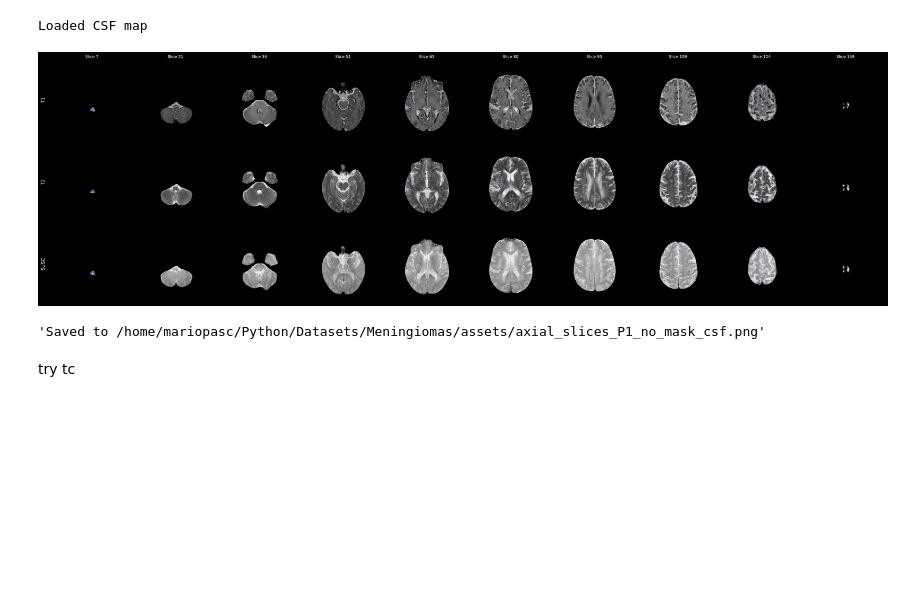
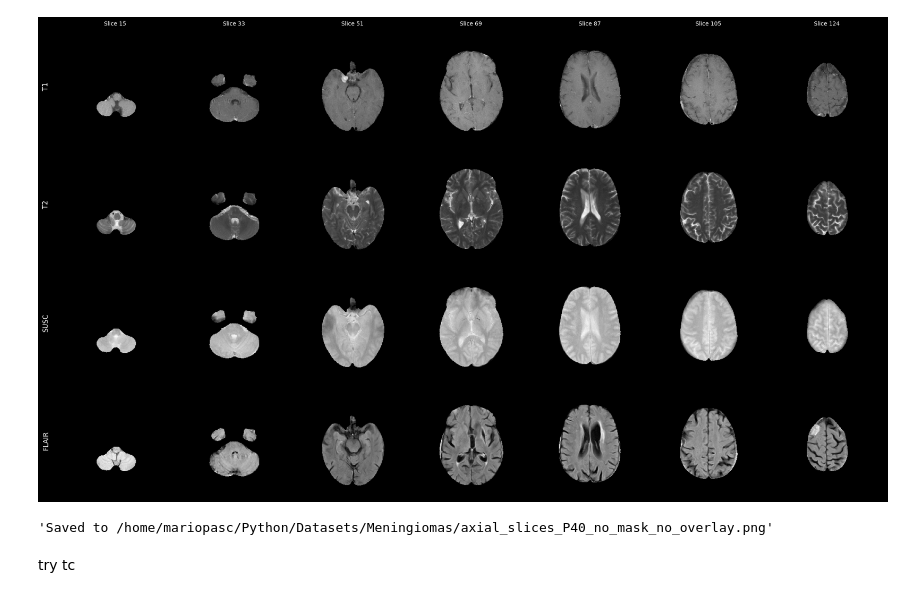
Before and after one commit to MarioPasc/Meningioma, a Jupyter notebook: scripts/dataset/normalization_results.ipynb, the cells around one changed output. Saved outputs shown, nothing was run; the diff lists cells and outputs as text; code cells hidden in the pictures; blank space fills up the shorter version.

```diff
--- a/scripts/dataset/normalization_results.ipynb
+++ b/scripts/dataset/normalization_results.ipynb
@@ -117,11 +130,6 @@ def plot_axial_slices(patient_id="P40", n_slices=5, mask=True, white=False, grey
         grey: Whether to overlay grey matter regions
         csf: Whether to overlay CSF regions
     """
-    # Paths
-    PATH = "/home/mariopasc/Python/Datasets/Meningiomas/meningioma"
-    ATLAS_PATH = "/home/mariopasc/Python/Datasets/Meningiomas/ATLAS/sri24_spm8/tpm"
-    ASSETS_PATH = "/home/mariopasc/Python/Datasets/Meningiomas/assets"
-    PULSES = ["T1", "T2", "SUSC"]
 
     # Load patient data
     data = {}
@@ -129,11 +137,16 @@ def plot_axial_slices(patient_id="P40", n_slices=5, mask=True, white=False, grey
         file = os.path.join(PATH, patient_id, f"{pulse}_{patient_id}.nii.gz")
         seg_file = os.path.join(PATH, patient_id, f"{pulse}_{patient_id}_seg.nii.gz")
         img = nib.load(file)
-        seg = nib.load(seg_file)
+
+        if not os.path.exists(seg_file):
+            # Create a dummy segmentation if it doesn't exist
+            seg = np.zeros(img.shape, dtype=np.uint8)
+        else:
+            seg = nib.load(seg_file).get_fdata()
 
         data[pulse] = {
             "vol": img.get_fdata(),
-            "seg": seg.get_fdata(),
+            "seg": seg,
         }
 
     # Load tissue maps if needed
@@ -166,8 +179,8 @@ def plot_axial_slices(patient_id="P40", n_slices=5, mask=True, white=False, grey
     vol_shape = data[PULSES[0]]["vol"].shape
 
     # Calculate evenly spaced slice indices
-    z_start = int(vol_shape[2] * 0.05)  # Start at 5% of volume
-    z_end = int(vol_shape[2] * 0.9)     # End at 90% of volume
+    z_start = int(vol_shape[2] * 0.1)  # Start at 5% of volume
+    z_end = int(vol_shape[2] * 0.8)     # End at 90% of volume
     slice_indices = np.linspace(z_start, z_end, n_slices, dtype=int)
 
     # Create figure
@@ -220,39 +233,43 @@ def plot_axial_slices(patient_id="P40", n_slices=5, mask=True, white=False, grey
             ax.set_yticks([])
             ax.set_facecolor('black')
 
             # Add slice index to first row
             if row == 0:
                 ax.set_title(f"Slice {slice_idx}", color='white', fontsize=10)
 
             # Add pulse label to first column
             if col == 0:
                 ax.set_ylabel(pulse, color='white', fontsize=12, rotation=90, labelpad=15)
 
             # Set border color
             for spine in ax.spines.values():
                 spine.set_color('black')
 
     plt.tight_layout()
     plt.subplots_adjust(wspace=0.03, hspace=0.03)
 
     # Create a string for the mask option
     mask_str = "_with_mask" if mask else "_no_mask"
 
     # Save figure
-    output_file = f"axial_slices_{patient_id}{mask_str}{overlay_str}.png"
-    plt.savefig(os.path.join(ASSETS_PATH, output_file),
+    output_file = f"axial_slices_{patient_id}{mask_str}{overlay_str}.svg"
+    plt.savefig(os.path.join(ASSETS_PATH, output_file), format='svg',
                 facecolor='black', bbox_inches='tight', dpi=150)
 
     plt.show()
 
     return f"Saved to {os.path.join(ASSETS_PATH, output_file)}"
 
+# Paths
+PATH = "/home/mariopasc/Python/Datasets/Meningiomas/processed/MenGrowth"
+ATLAS_PATH = "/home/mariopasc/Python/Datasets/Meningiomas/ATLAS/sri24_spm8/tpm"
+ASSETS_PATH = "/home/mariopasc/Python/Datasets/Meningiomas/"
+PULSES = ["T1", "T2", "SUSC", "FLAIR"]
 # Execute the function - showing white and grey matter with mask
-plot_axial_slices(patient_id="P1", n_slices=10, mask=False, white=False, grey=False, csf=True)
+plot_axial_slices(patient_id="P40", n_slices=7, mask=False, white=False, grey=False, csf=False)
 # %% [output]
+[figure, new version]
-Loaded CSF map
+'Saved to /home/mariopasc/Python/Datasets/Meningiomas/axial_slices_P40_no_mask_no_overlay.png'
-[figure, old version]
-'Saved to /home/mariopasc/Python/Datasets/Meningiomas/assets/axial_slices_P1_no_mask_csf.png'
 # %% [markdown]
 try tc
 # %%
```
Also changed, not shown: parts of 1 cell of this notebook, 5 other files.
